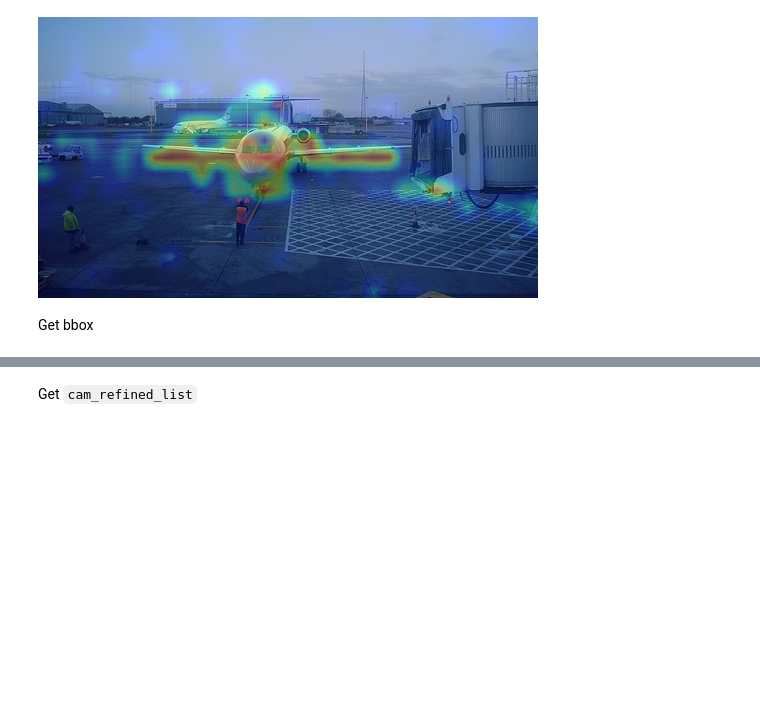
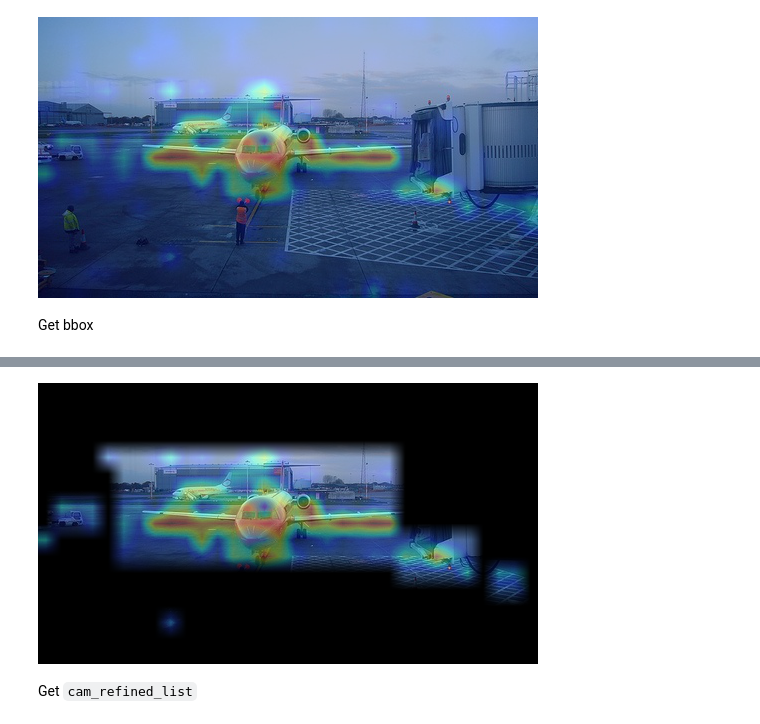
Before and after one commit to giuseppecurci/Advanced-CV-Project, a Jupyter notebook: frozen_clip_explained.ipynb, the cells around one changed output, grey strips where cells are left out. Saved outputs shown, nothing was run; the diff lists cells and outputs as text; code cells hidden in the pictures; blank space fills up the shorter version.

```diff
--- a/frozen_clip_explained.ipynb
+++ b/frozen_clip_explained.ipynb
@@ -776,3 +864,7 @@ ToPILImage()(aff_mask_highres)
+# %%
+overlay_bbox(overlayed_image, aff_mask_highres)
+# %% [output]
+[figure, added]
 # %% [markdown]
 Get `cam_refined_list`
 # %%
```
Also changed, not shown: parts of 12 cells of this notebook, 50 other files.
